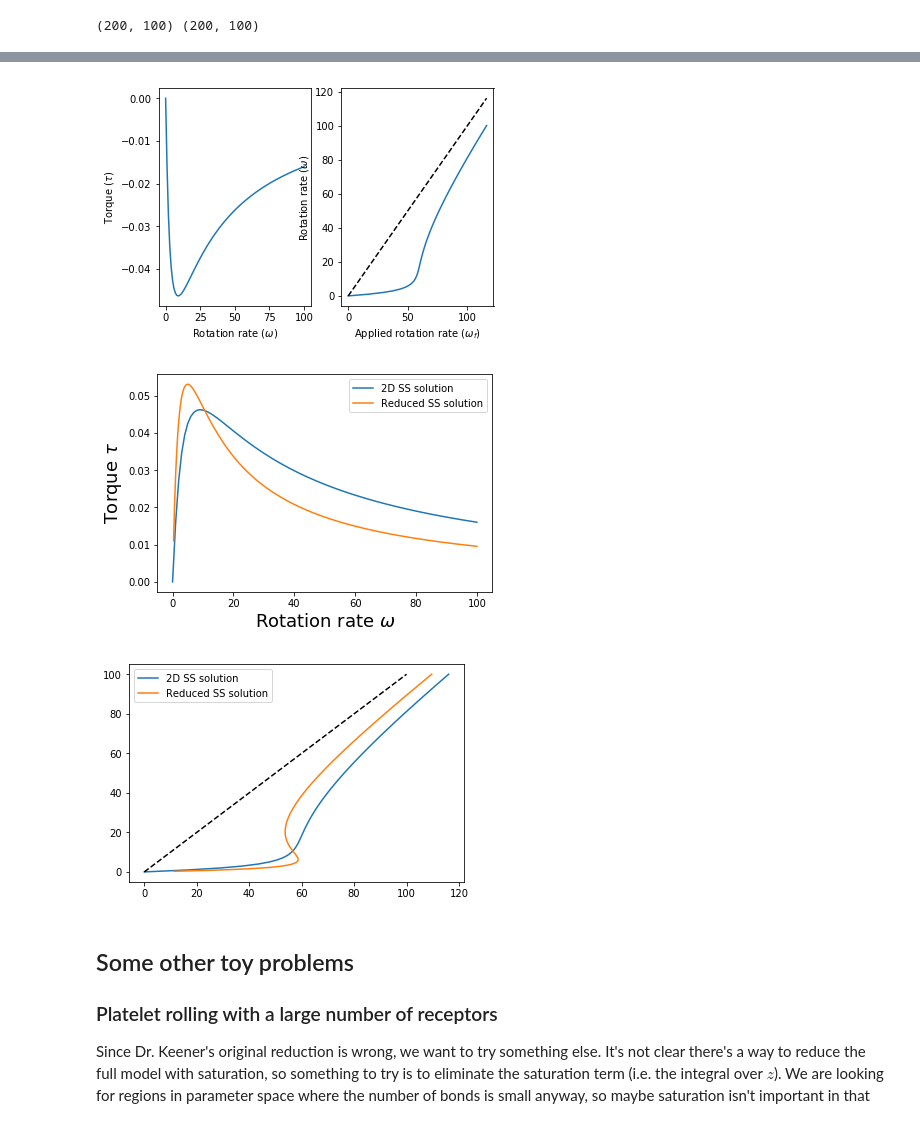
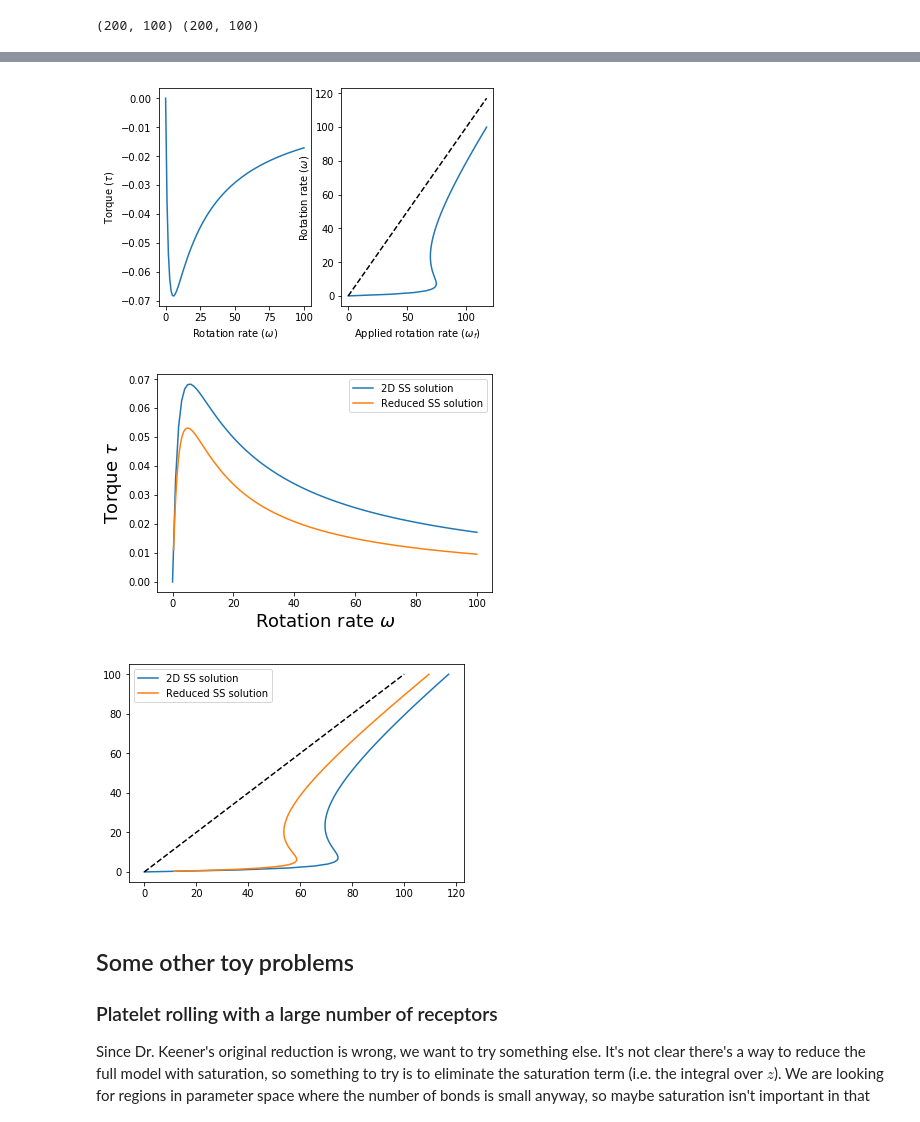
Before and after one commit to wandrewjam/thesis, a Jupyter notebook: rolling-model/src/toy-problem.ipynb, the cells around one changed output, grey strips where cells are left out. Saved outputs shown, nothing was run; the diff lists cells and outputs as text; code cells hidden in the pictures.

```diff
--- a/rolling-model/src/toy-problem.ipynb
+++ b/rolling-model/src/toy-problem.ipynb
@@ -253,5 +250,6 @@ print(mtot, error*nu)
 # %%
-om_f, om2d, tq2d = steady_state_sweep(d_prime=0, eta=eta, delta=delta, om_max=100, om_number=21, eta_om=xi)
+om_f, om2d, tq2d = steady_state_sweep(d_prime=0, eta=eta, delta=delta, om_max=100, om_number=101, eta_om=xi,
+                                      saturation=False)
 # %% [output]
 Completed 1 of 101 loops
 Completed 2 of 101 loops
@@ -273,4 +271,4 @@ This sweep took 74.2125 seconds total, and 0.734777 seconds for each solve
-[figure, old version]
+[figure, new version]
 # %%
 plt.plot(om2d, -tq2d, omegas, -torques)
 plt.legend(['2D SS solution', 'Reduced SS solution'])
@@ -278,7 +276,7 @@ plt.xlabel('Rotation rate $\\omega$', fontsize=18)
 plt.ylabel('Torque $\\tau$', fontsize=18)
 plt.show()
 # %% [output]
-[figure, old version]
+[figure, new version]
 # %%
 np.savetxt(save_filepath+'om_vs_tau2d.dat', np.vstack([om2d, -tq2d]).T, delimiter=',')
 # %%
@@ -289,7 +287,7 @@ plt.plot([0, mm], [0, mm], '--k')
 plt.legend(['2D SS solution', 'Reduced SS solution'])
 plt.show()
 # %% [output]
-[figure, old version]
+[figure, new version]
 # %%
 np.savetxt(save_filepath+'omf_vs_om2d.dat', np.vstack([om_f, om2d]).T, delimiter=',')
 # %% [markdown]
```
Also changed, not shown: parts of 22 cells of this notebook.
